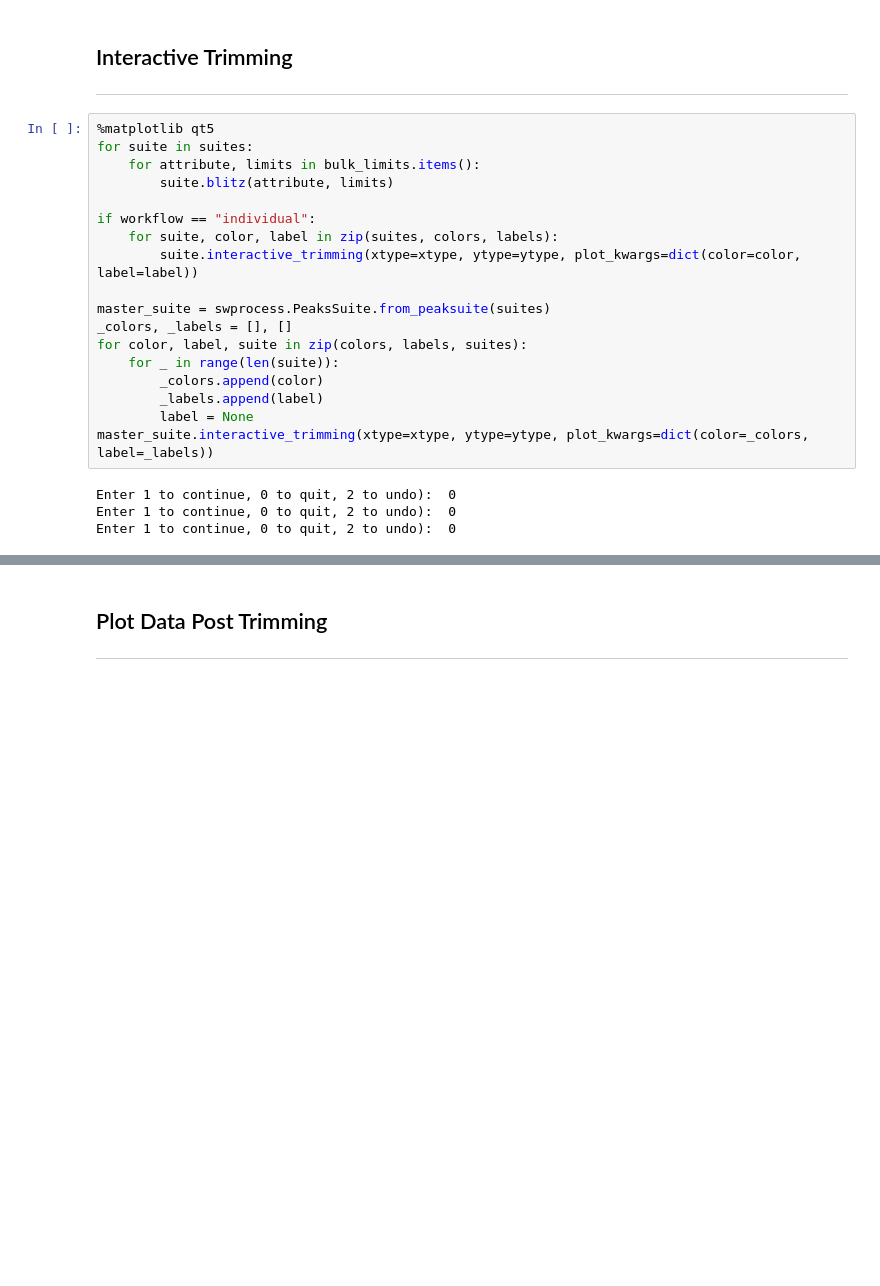
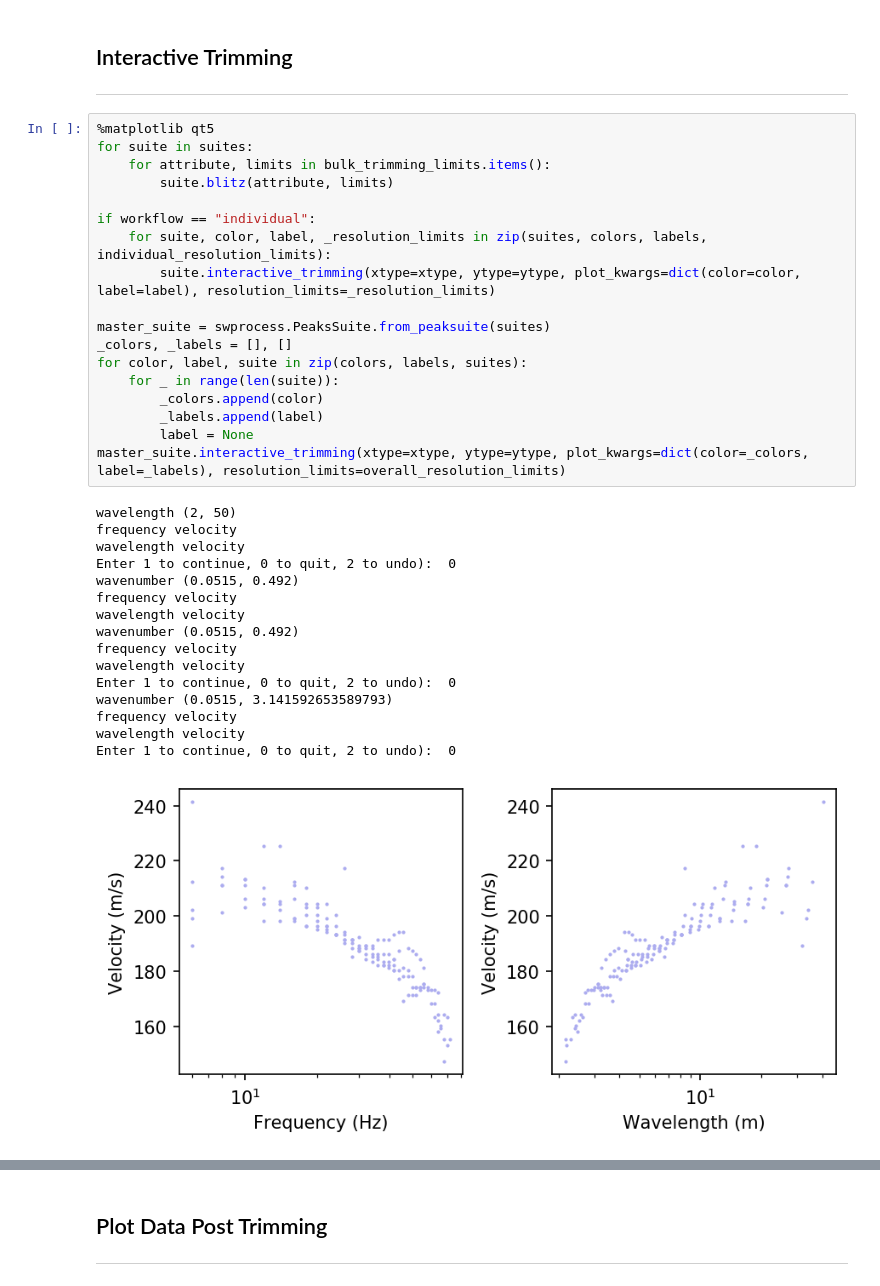
Before and after one commit to jpvantassel/swprocess, a Jupyter notebook: examples/stats/stats.ipynb, the cells around one changed output, grey strips where cells are left out. Saved outputs shown, nothing was run; the diff lists cells and outputs as text; blank space fills up the shorter version.

```diff
--- a/examples/stats/stats.ipynb
+++ b/examples/stats/stats.ipynb
@@ -138,22 +146,35 @@ workflow = "individual"
 # %%
 %matplotlib qt5
 for suite in suites:
-    for attribute, limits in bulk_limits.items():
+    for attribute, limits in bulk_trimming_limits.items():
         suite.blitz(attribute, limits)
 
 if workflow == "individual":
-    for suite, color, label in zip(suites, colors, labels):
-        suite.interactive_trimming(xtype=xtype, ytype=ytype, plot_kwargs=dict(color=color, label=label))
+    for suite, color, label, _resolution_limits in zip(suites, colors, labels, individual_resolution_limits):
+        suite.interactive_trimming(xtype=xtype, ytype=ytype, plot_kwargs=dict(color=color, label=label), resolution_limits=_resolution_limits)
 
 master_suite = swprocess.PeaksSuite.from_peaksuite(suites)
 _colors, _labels = [], []
 for color, label, suite in zip(colors, labels, suites):
     for _ in range(len(suite)):
         _colors.append(color)
         _labels.append(label)
         label = None
-master_suite.interactive_trimming(xtype=xtype, ytype=ytype, plot_kwargs=dict(color=_colors, label=_labels))
+master_suite.interactive_trimming(xtype=xtype, ytype=ytype, plot_kwargs=dict(color=_colors, label=_labels), resolution_limits=overall_resolution_limits)
 # %% [output]
+wavelength (2, 50)
+frequency velocity
+wavelength velocity
 Enter 1 to continue, 0 to quit, 2 to undo):  0
+wavenumber (0.0515, 0.492)
+frequency velocity
+wavelength velocity
+wavenumber (0.0515, 0.492)
+frequency velocity
+wavelength velocity
 Enter 1 to continue, 0 to quit, 2 to undo):  0
+wavenumber (0.0515, 3.141592653589793)
+frequency velocity
+wavelength velocity
 Enter 1 to continue, 0 to quit, 2 to undo):  0
+[figure, added]
```
Also changed, not shown: parts of 15 cells of this notebook, 2 other files.
